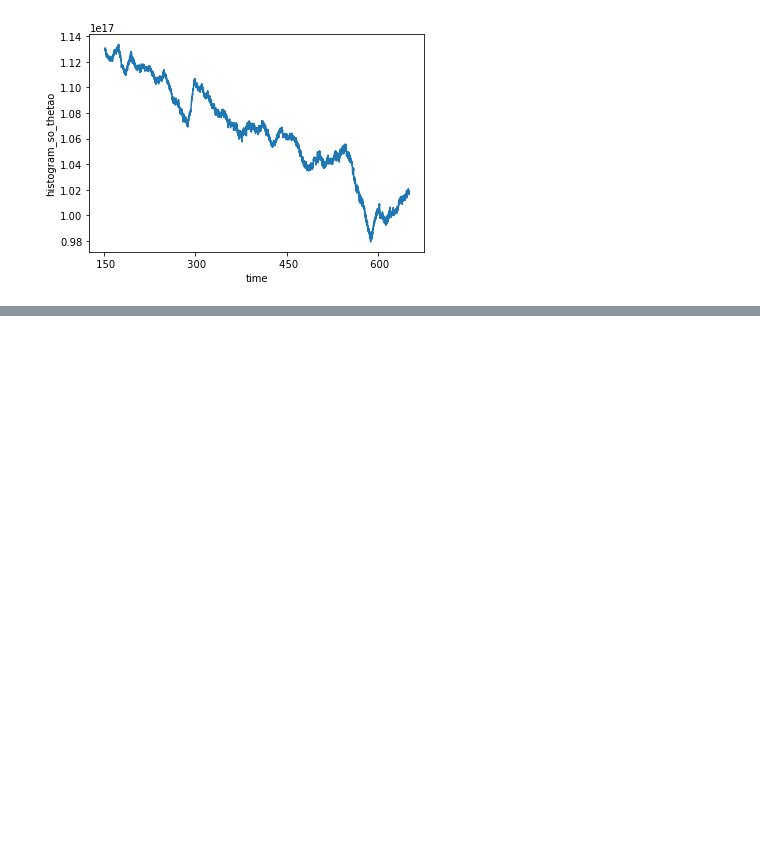
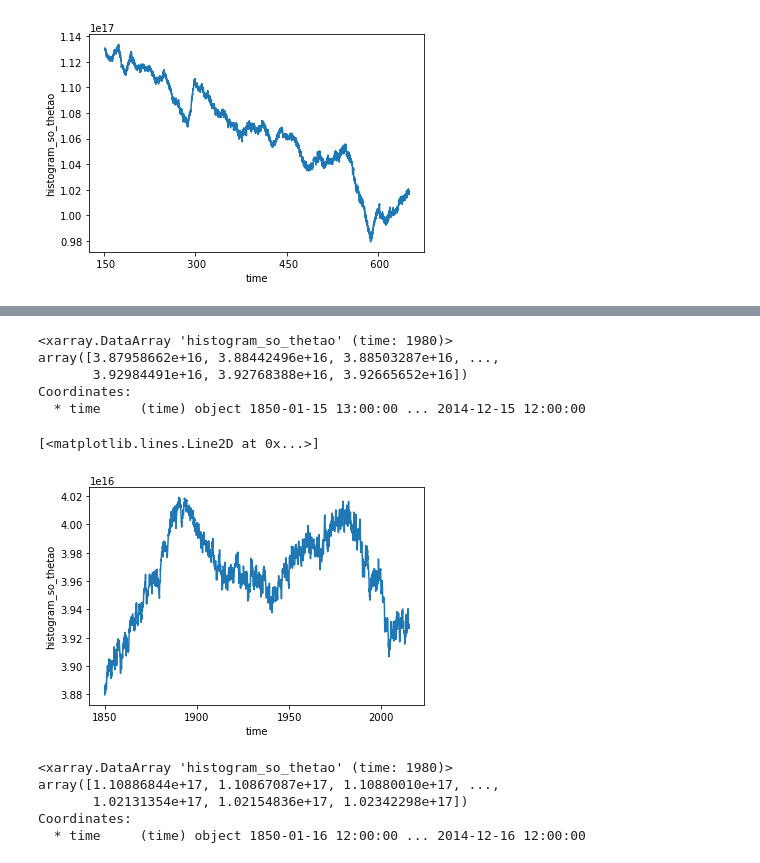
Before and after one commit to raphaeldussin/cmip6hack_water_masses_future, a Jupyter notebook: notebooks/Watermasses.ipynb, the cells around one changed output, grey strips where cells are left out. Cells and saved outputs as stored; diff of their text form; code cells hidden in the pictures; blank space fills up the shorter version.

Commit message:
historical

```diff
--- a/notebooks/Watermasses.ipynb
+++ b/notebooks/Watermasses.ipynb
@@ -356,0 +403,8 @@ atl_vol_nadw_CM4.plot()
+# %%
+CM4_thetao_hist = dict_hist['CMIP.NOAA-GFDL.GFDL-CM4.historical.r1i1p1f1.Omon.thetao.gr']
+
+CM4_so_hist = dict_hist['CMIP.NOAA-GFDL.GFDL-CM4.historical.r1i1p1f1.Omon.so.gr']
+
+CESM2_so_hist = dict_hist['CMIP.NCAR.CESM2.historical.r1i1p1f1.Omon.so.gr']
+
+CESM2_thetao_hist = dict_hist['CMIP.NCAR.CESM2.historical.r1i1p1f1.Omon.thetao.gr']
@@ -356,0 +414,23 @@ atl_vol_nadw_CM4.plot()
+# %%
+hTS_CESM2 = histogram(CESM2_so_hist['so'].where(basincodes_CESM2['basin'] == 2),
+                      CESM2_thetao_hist['thetao'].where(basincodes_CESM2['basin'] == 2),
+                      bins=[sbins, tbins],
+                      dim=('lon', 'lat', 'lev'),
+                      weights=dVol_cesm2)
+# %%
+atl_vol_nadw_CESM2_hist = hTS_CESM2.sel(so_bin=slice(34.8, 35.),
+                                        thetao_bin=slice(1.5,4)).sum(dim=['so_bin',
+                                                                          'thetao_bin'])
+# %%
+atl_vol_nadw_CESM2_hist.load()
+# %% [output]
+<xarray.DataArray 'histogram_so_thetao' (time: 1980)>
+array([3.87958662e+16, 3.88442496e+16, 3.88503287e+16, ...,
+       3.92984491e+16, 3.92768388e+16, 3.92665652e+16])
+Coordinates:
+  * time     (time) object 1850-01-15 13:00:00 ... 2014-12-15 12:00:00
+# %%
+atl_vol_nadw_CESM2_hist.plot()
+# %% [output]
+[<matplotlib.lines.Line2D at 0x...>]
+[figure, added]
@@ -356,0 +447,8 @@ atl_vol_nadw_CM4.plot()
+# %%
+atl_vol_nadw_CM4_hist.load()
+# %% [output]
+<xarray.DataArray 'histogram_so_thetao' (time: 1980)>
+array([1.10886844e+17, 1.10867087e+17, 1.10880010e+17, ...,
+       1.02131354e+17, 1.02154836e+17, 1.02342298e+17])
+Coordinates:
+  * time     (time) object 1850-01-16 12:00:00 ... 2014-12-16 12:00:00
```
Also changed, not shown: parts of 39 cells of this notebook.
